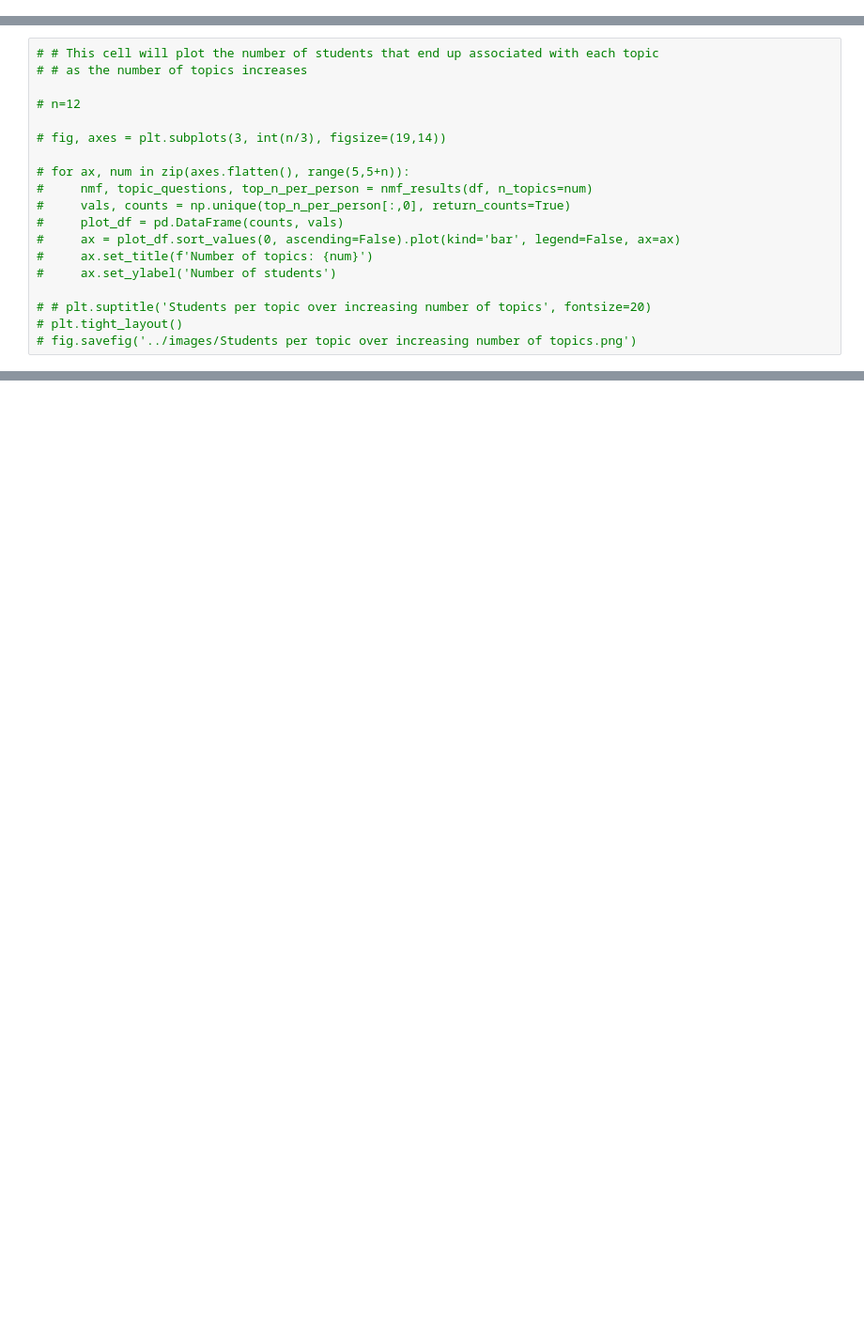
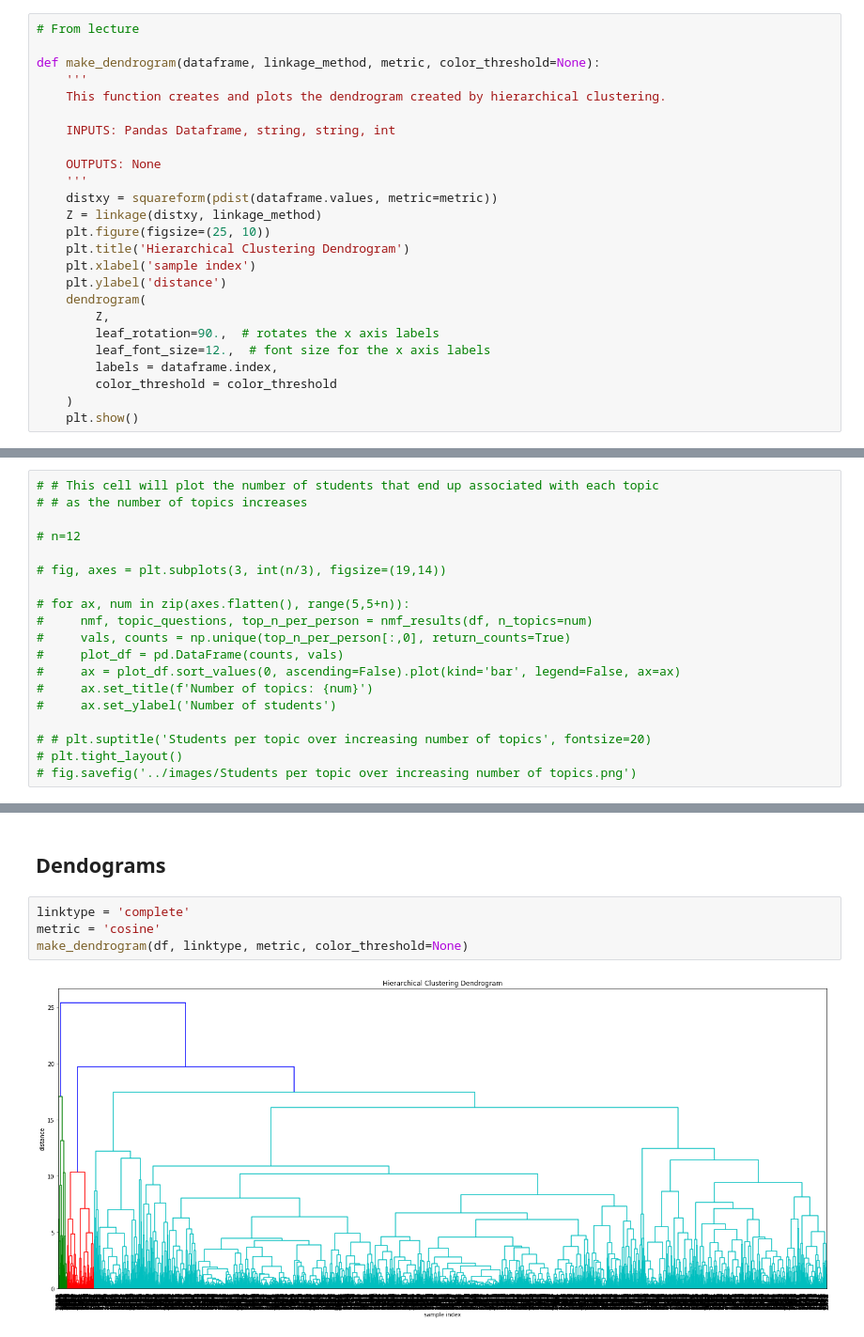
Before and after one commit to anthonybaulo/emerging-adulthood-psych-study, a Jupyter notebook: dev/EAMMI_3_model.ipynb, the cells around one changed output, grey strips where cells are left out. Shown at 94% size. Drawn from its saved outputs; the diff is of its cells as text; blank space fills up the shorter version.

Commit message:
Make dendograms

```diff
--- a/dev/EAMMI_3_model.ipynb
+++ b/dev/EAMMI_3_model.ipynb
@@ -61,3 +89,28 @@ phys = [c for c in df.columns if 'phys' in c]
+# %%
+# From lecture
+
+def make_dendrogram(dataframe, linkage_method, metric, color_threshold=None):
+    '''
+    This function creates and plots the dendrogram created by hierarchical clustering.
+
+    INPUTS: Pandas Dataframe, string, string, int
+
+    OUTPUTS: None
+    '''
+    distxy = squareform(pdist(dataframe.values, metric=metric))
+    Z = linkage(distxy, linkage_method)
+    plt.figure(figsize=(25, 10))
+    plt.title('Hierarchical Clustering Dendrogram')
+    plt.xlabel('sample index')
+    plt.ylabel('distance')
+    dendrogram(
+        Z,
+        leaf_rotation=90.,  # rotates the x axis labels
+        leaf_font_size=12.,  # font size for the x axis labels
+        labels = dataframe.index,
+        color_threshold = color_threshold
+    )
+    plt.show()
 # %%
 def nmf_results(df, n_topics=5, top_ques=5, per_person=3, verbose=False):
 
@@ -165,0 +181,8 @@ array([[0.18574385, 0.14426321, 0.10089733],
+# %% [markdown]
+## Dendograms
+# %%
+linktype = 'complete'
+metric = 'cosine'
+make_dendrogram(df, linktype, metric, color_threshold=None)
+# %% [output]
+[figure, added]
```
Also changed, not shown: parts of 7 cells of this notebook, 1 other file.
